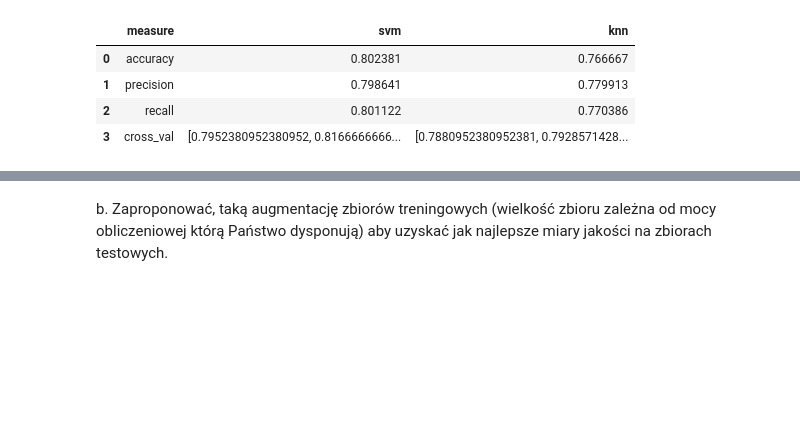
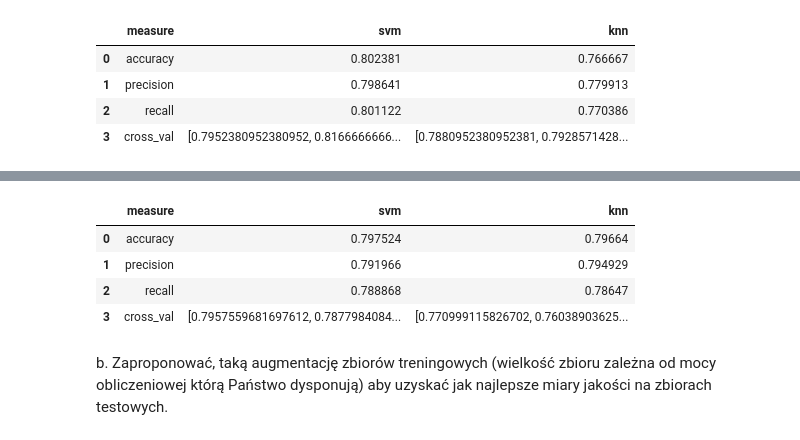
Before and after one commit to arkadiuss/ML_tutorial_3, a Jupyter notebook: notebook.ipynb, the cells around one changed output, grey strips where cells are left out. Saved outputs shown, nothing was run; the diff lists cells and outputs as text; code cells hidden in the pictures; blank space fills up the shorter version.

```diff
--- a/notebook.ipynb
+++ b/notebook.ipynb
@@ -372,7 +373,7 @@ klasyfikatora SVM i wyniki porównać do klasyfikatora k-NN przy pomocy poznanyc
 walidacji klasyfikacji. (dla najlepszej konfiguracji, stałej uczenia, funkcji kernela)
 # %%
 def svm_classifier(X_train, X_test, y_train):
-    clf = SVC(kernel='rbf')
+    clf = SVC(kernel='linear')
     clf.fit(X_train, y_train)
     return clf.predict(X_test), clf
 
@@ -439,3 +432,15 @@ MNIST comparision
+# %%
+TNG_path = './TNG/ng20.csv'
+pdTNG = pd.read_csv(TNG_path, header=None)
+X = np.array(pdTNG[range(0,128)])
+y = np.array(pdTNG[128])
+compare(X, y)
+# %% [output]
+|  | measure | svm | knn |
+| 0 | accuracy | 0.797524 | 0.79664 |
+| 1 | precision | 0.791966 | 0.794929 |
+| 2 | recall | 0.788868 | 0.78647 |
+| 3 | cross_val | [0.7957559681697612, 0.7877984084... | [0.770999115826702, 0.76038903625... |
 # %% [markdown]
 b. Zaproponować, taką augmentację zbiorów treningowych (wielkość zbioru zależna od
 mocy obliczeniowej którą Państwo dysponują) aby uzyskać jak najlepsze miary jakości na
```
Also changed, not shown: parts of 6 cells of this notebook.
